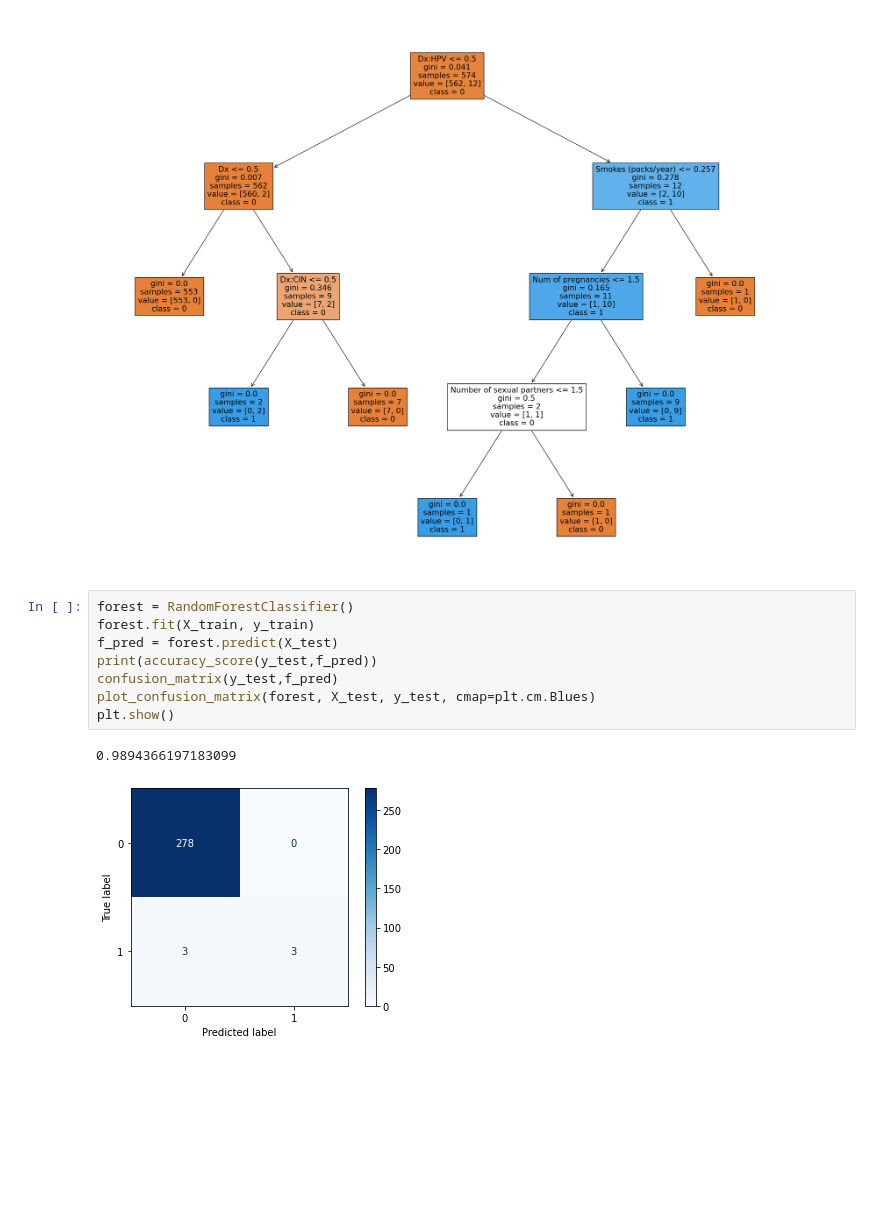
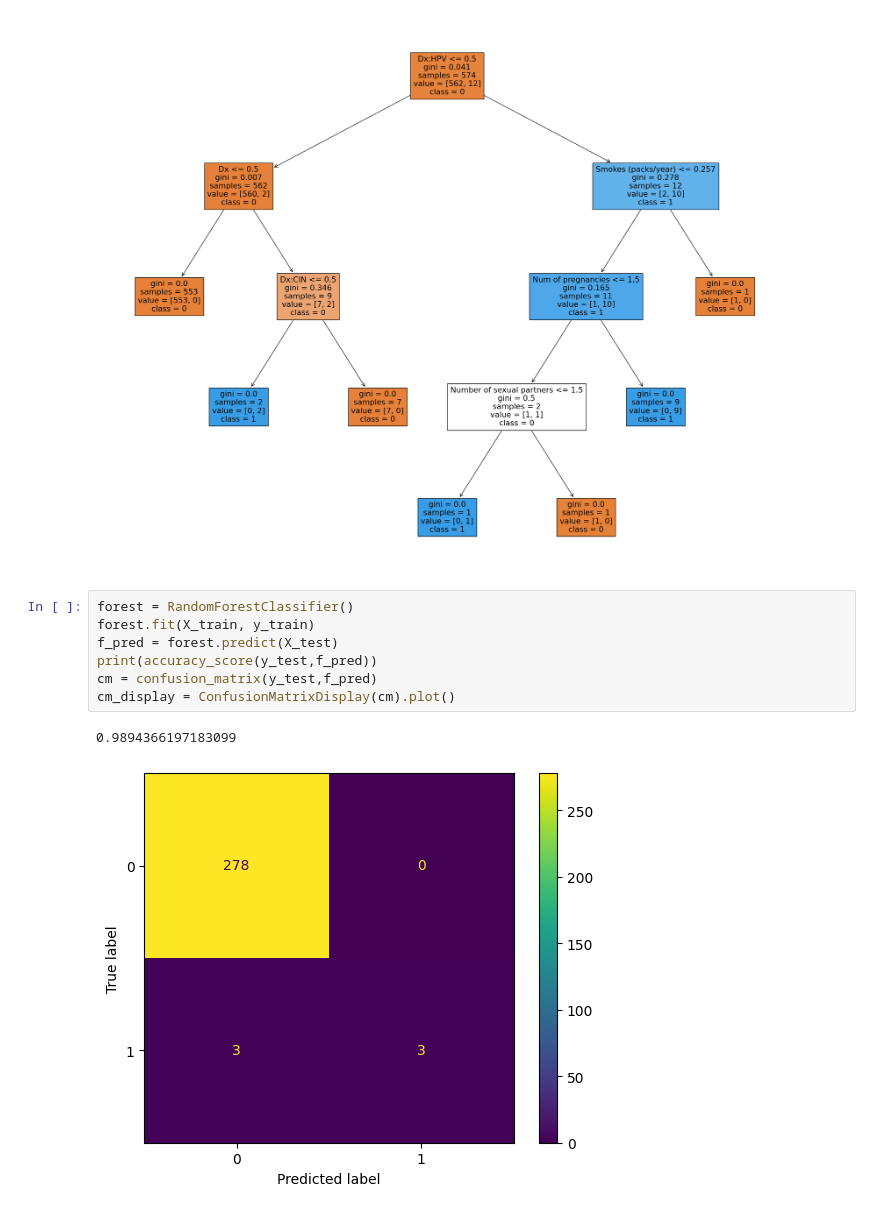
Before and after one commit to erinmcmahon26/Cervical_Cancer_Risk_Assessment, a Jupyter notebook: RiskFactorEDA.ipynb, the cells around one changed output. Cells and saved outputs as stored; diff of their text form; blank space fills up the shorter version.

```diff
--- a/RiskFactorEDA.ipynb
+++ b/RiskFactorEDA.ipynb
@@ -209,11 +206,10 @@ _ = plot_tree(tree,
 # %%
 forest = RandomForestClassifier()
 forest.fit(X_train, y_train)
 f_pred = forest.predict(X_test)
 print(accuracy_score(y_test,f_pred))
-confusion_matrix(y_test,f_pred)
-plot_confusion_matrix(forest, X_test, y_test, cmap=plt.cm.Blues)
-plt.show()
+cm = confusion_matrix(y_test,f_pred)
+cm_display = ConfusionMatrixDisplay(cm).plot()
 # %% [output]
 0.9894366197183099
-[figure, old version]
+[figure, new version]
```
Also changed, not shown: parts of 3 cells of this notebook.
